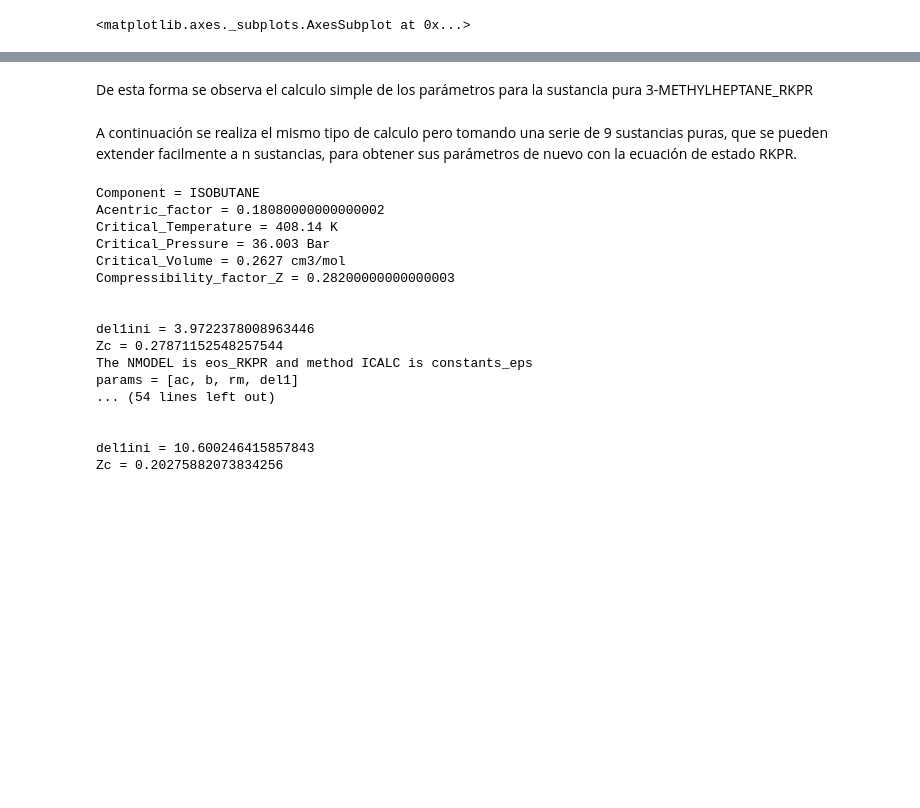
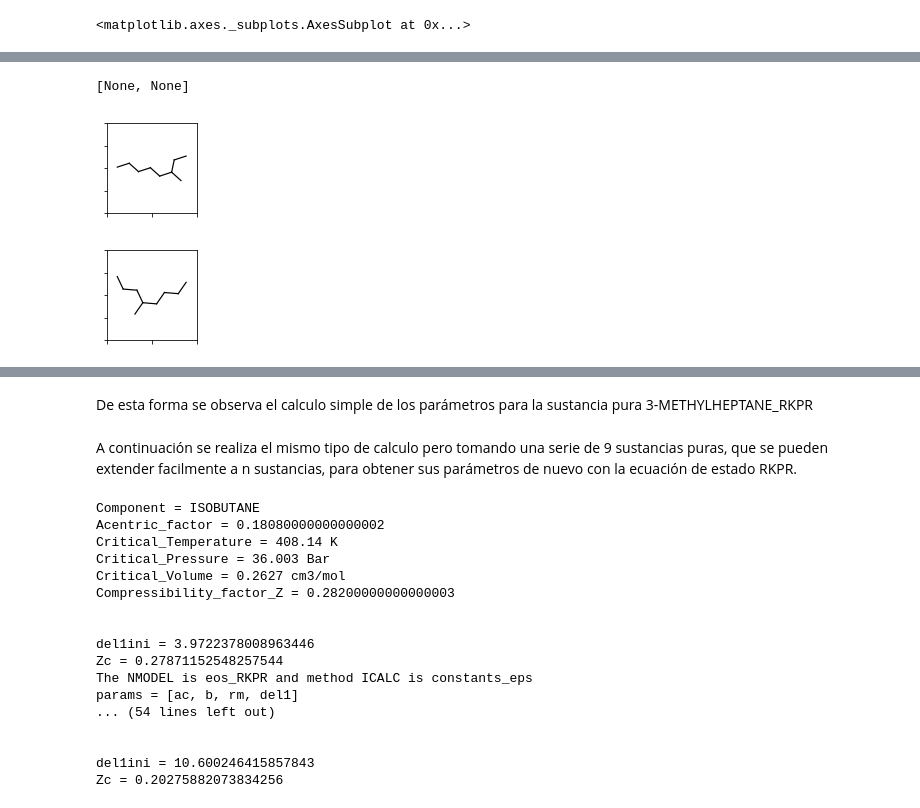
Before and after one commit to pysg/pyther, a Jupyter notebook: Parámetros de ecuaciones de estado (SRK, PR, RKPR)-Red Neuronal.ipynb, the cells around one changed output, grey strips where cells are left out. Drawn from its saved outputs; the diff is of its cells as text; code cells hidden in the pictures; blank space fills up the shorter version.

```diff
--- a/Parámetros de ecuaciones de estado (SRK, PR, RKPR)-Red Neuronal.ipynb
+++ b/Parámetros de ecuaciones de estado (SRK, PR, RKPR)-Red Neuronal.ipynb
@@ -701,0 +824,8 @@ data_check.plot()
+# %%
+# ensayo 2
+
+[graficarMolecula(smiles) for smiles in dppr_smiles]
+# %% [output]
+[None, None]
+[figure, added]
+[figure, added]
```
Also changed, not shown: parts of 15 cells of this notebook, 3 other files.
